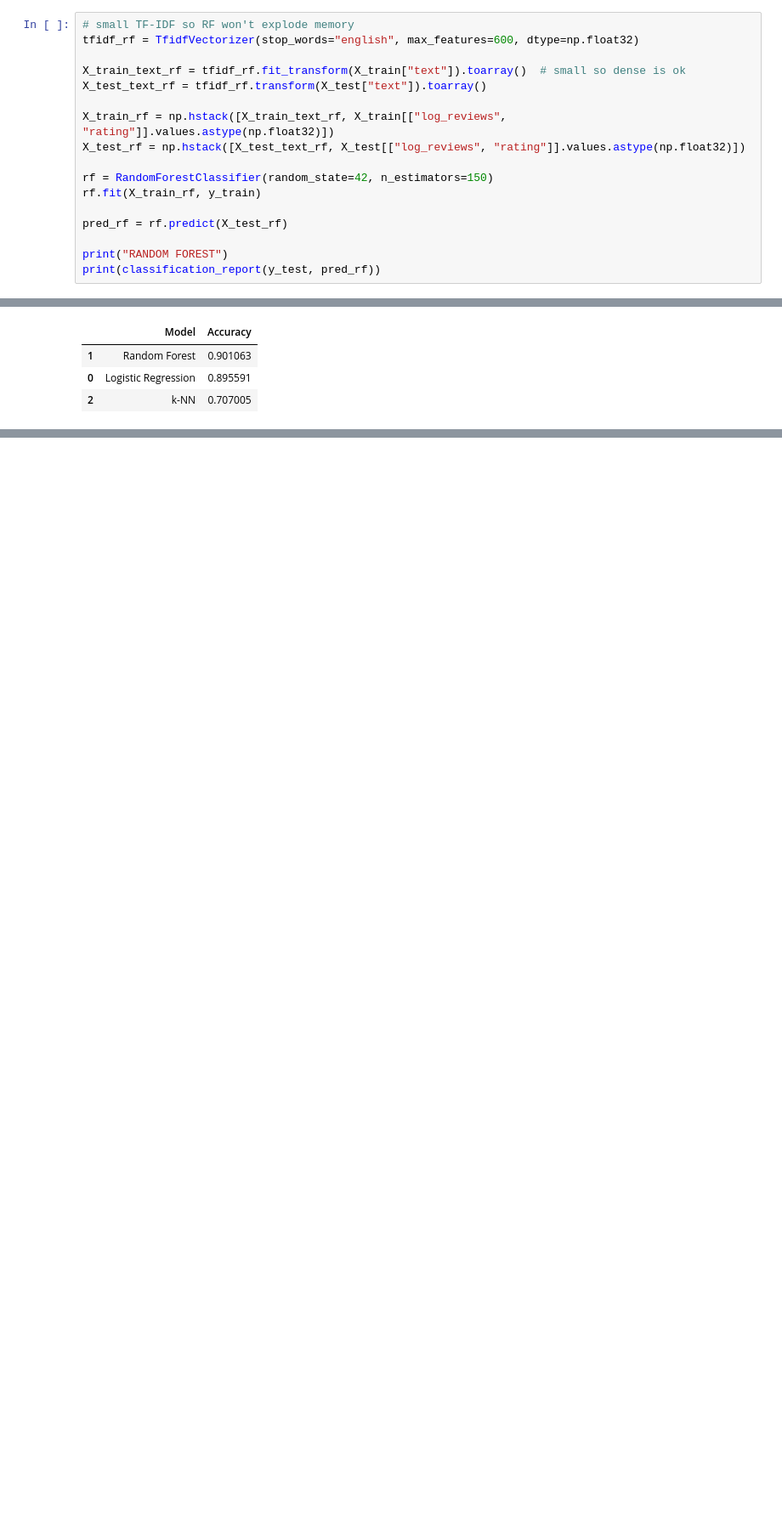
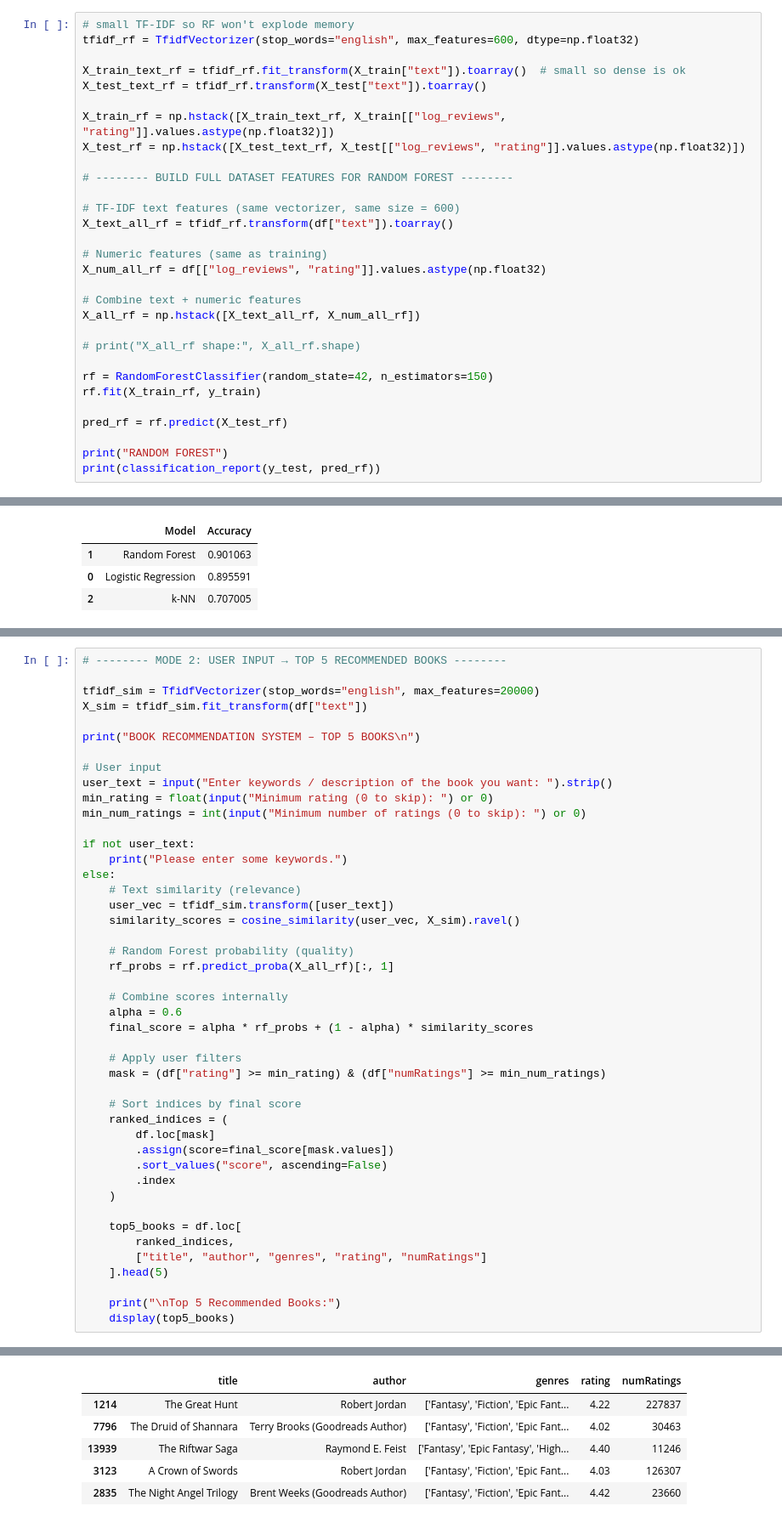
Before and after one commit to sampadahah/book-recommendation-system, a Jupyter notebook: Algorithms.ipynb, the cells around one changed output, grey strips where cells are left out. Shown at 85% size. Drawn from its saved outputs; the diff is of its cells as text; blank space fills up the shorter version.

```diff
--- a/Algorithms.ipynb
+++ b/Algorithms.ipynb
@@ -107,6 +110,19 @@ X_test_text_rf = tfidf_rf.transform(X_test["text"]).toarray()
 X_train_rf = np.hstack([X_train_text_rf, X_train[["log_reviews", "rating"]].values.astype(np.float32)])
 X_test_rf = np.hstack([X_test_text_rf, X_test[["log_reviews", "rating"]].values.astype(np.float32)])
 
+# -------- BUILD FULL DATASET FEATURES FOR RANDOM FOREST --------
+
+# TF-IDF text features (same vectorizer, same size = 600)
+X_text_all_rf = tfidf_rf.transform(df["text"]).toarray()
+
+# Numeric features (same as training)
+X_num_all_rf = df[["log_reviews", "rating"]].values.astype(np.float32)
+
+# Combine text + numeric features
+X_all_rf = np.hstack([X_text_all_rf, X_num_all_rf])
+
+# print("X_all_rf shape:", X_all_rf.shape)
+
 rf = RandomForestClassifier(random_state=42, n_estimators=150)
 rf.fit(X_train_rf, y_train)
 
@@ -232,0 +341,46 @@ plt.show()
+# %%
+# -------- MODE 2: USER INPUT → TOP 5 RECOMMENDED BOOKS --------
+
+tfidf_sim = TfidfVectorizer(stop_words="english", max_features=20000)
+X_sim = tfidf_sim.fit_transform(df["text"])
+
+print("BOOK RECOMMENDATION SYSTEM – TOP 5 BOOKS\n")
+
+# User input
+user_text = input("Enter keywords / description of the book you want: ").strip()
+min_rating = float(input("Minimum rating (0 to skip): ") or 0)
+min_num_ratings = int(input("Minimum number of ratings (0 to skip): ") or 0)
+
+if not user_text:
+    print("Please enter some keywords.")
+else:
+    # Text similarity (relevance)
+    user_vec = tfidf_sim.transform([user_text])
+    similarity_scores = cosine_similarity(user_vec, X_sim).ravel()
+
+    # Random Forest probability (quality)
+    rf_probs = rf.predict_proba(X_all_rf)[:, 1]
+
+    # Combine scores internally
+    alpha = 0.6
+    final_score = alpha * rf_probs + (1 - alpha) * similarity_scores
+
+    # Apply user filters
+    mask = (df["rating"] >= min_rating) & (df["numRatings"] >= min_num_ratings)
+
+    # Sort indices by final score
+    ranked_indices = (
+        df.loc[mask]
+        .assign(score=final_score[mask.values])
+        .sort_values("score", ascending=False)
+        .index
+    )
+
+    top5_books = df.loc[
+        ranked_indices,
+        ["title", "author", "genres", "rating", "numRatings"]
+    ].head(5)
+
+    print("\nTop 5 Recommended Books:")
+    display(top5_books)
+# %% [output]
@@ -232,0 +394,6 @@ plt.show()
+|  | title | author | genres | rating | numRatings |
+| 1214 | The Great Hunt | Robert Jordan | ['Fantasy', 'Fiction', 'Epic Fant... | 4.22 | 227837 |
+| 7796 | The Druid of Shannara | Terry Brooks (Goodreads Author) | ['Fantasy', 'Fiction', 'Epic Fant... | 4.02 | 30463 |
+| 13939 | The Riftwar Saga | Raymond E. Feist | ['Fantasy', 'Epic Fantasy', 'High... | 4.40 | 11246 |
+| 3123 | A Crown of Swords | Robert Jordan | ['Fantasy', 'Fiction', 'Epic Fant... | 4.03 | 126307 |
+| 2835 | The Night Angel Trilogy | Brent Weeks (Goodreads Author) | ['Fantasy', 'Fiction', 'Epic Fant... | 4.42 | 23660 |
```
Also changed, not shown: parts of 8 cells of this notebook, 1 other file.
